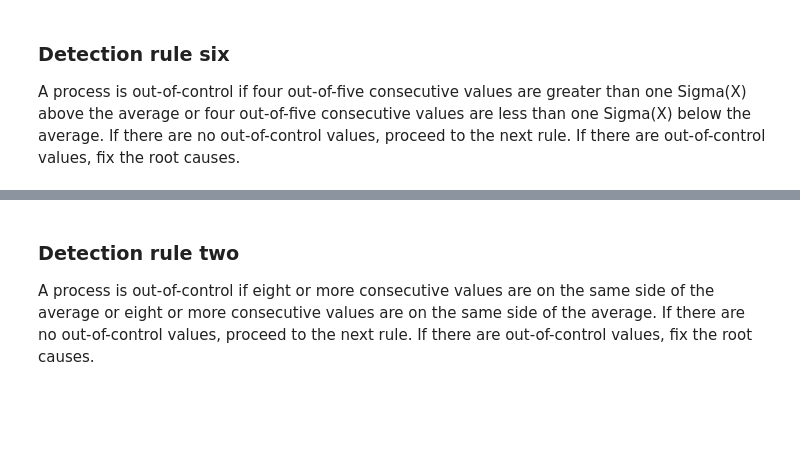
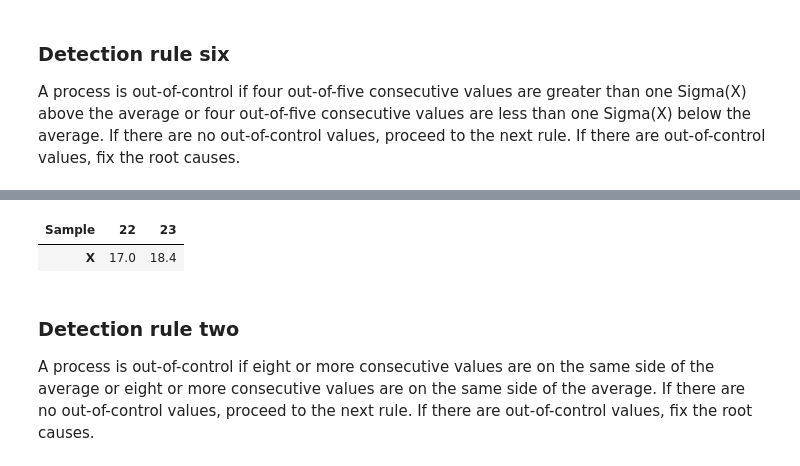
Before and after one commit to krkmzismail/control_charts, a Jupyter notebook: control_charts_x_mr.ipynb, the cells around one changed output, grey strips where cells are left out. Drawn from its saved outputs; the diff is of its cells as text; code cells hidden in the pictures; blank space fills up the shorter version.

```diff
--- a/control_charts_x_mr.ipynb
+++ b/control_charts_x_mr.ipynb
@@ -222,19 +259,22 @@ for i in range(0, rule_six_above.shape[0], 10):
 # %%
 # Create a list with X below 1 sigma.
 below_one_sigma_x_list = []
 for value in chart_data['X']:
-    if value <= minus_one_sigma_x:
+    if value <= x.sigmas[-1]:
         below_one_sigma_x_list.append(1)
     else:
         below_one_sigma_x_list.append(0)
 # Create a column from the list.
 chart_data['below_one_sigma_x'] = below_one_sigma_x_list
 # Display values where 4 of 5 consecutive X < 1 sigma.
 chart_data['below_one_sigma_x_rule_6'] = chart_data['below_one_sigma_x'].rolling(5) \
                                                                         .sum()
 rule_six_below = chart_data.loc[(chart_data['below_one_sigma_x_rule_6'] >= 4)][['X']]
 for i in range(0, rule_six_below.shape[0], 10):
     display_html(rule_six_below.iloc[i:i+10].T)
+# %% [output]
+| Sample | 22 | 23 |
+| X | 17.0 | 18.4 |
 # %%
 chart_data = chart_data.drop(['above_one_sigma_x',
                               'above_one_sigma_x_rule_6',
```
Also changed, not shown: parts of 21 cells of this notebook.
